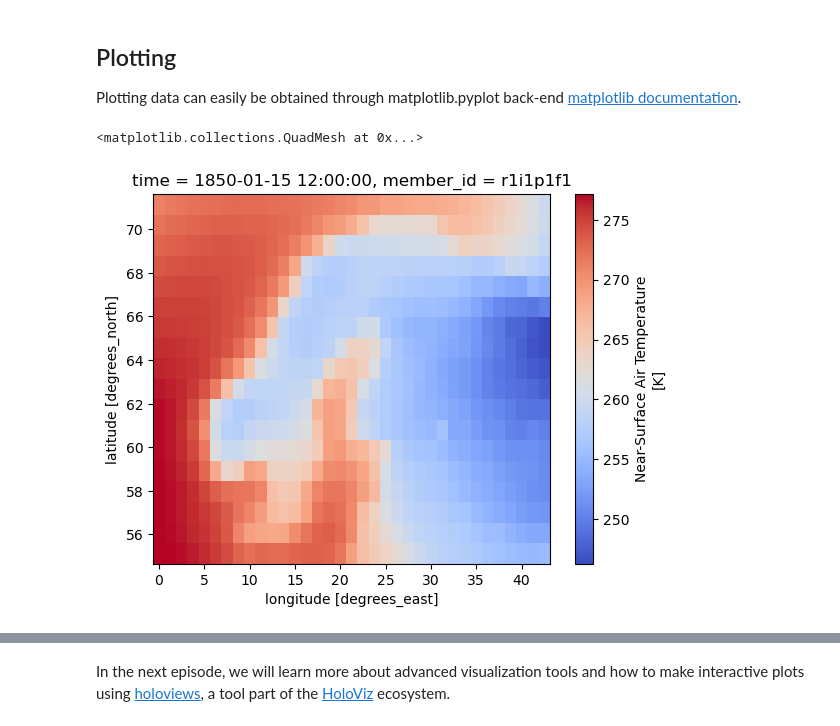
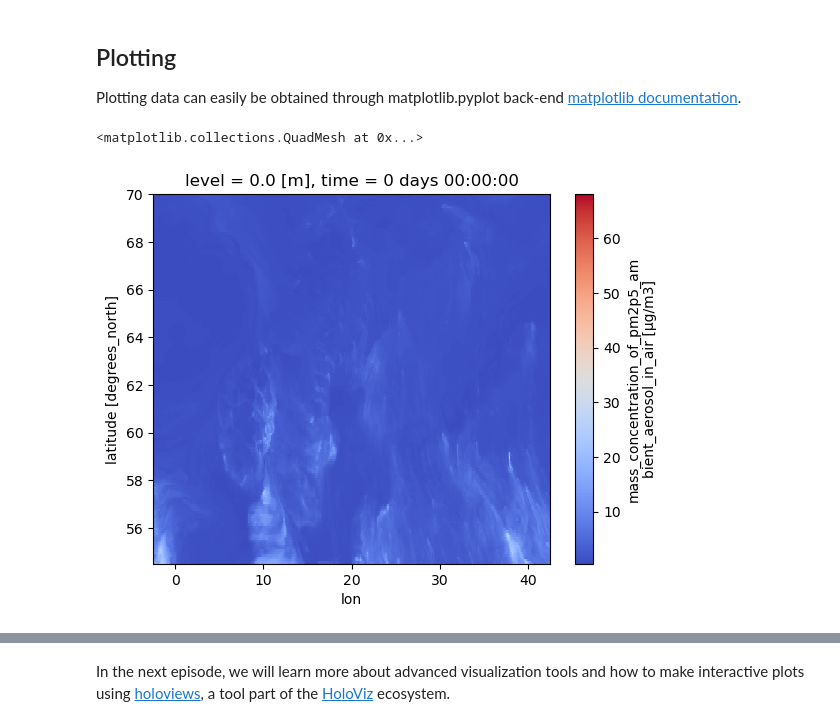
Before and after one commit to pangeo-data/geo-open-hack-2024, a Jupyter notebook: docs/pangeo/xarray_introduction.ipynb, the cells around one changed output, grey strips where cells are left out. Saved outputs shown, nothing was run; the diff lists cells and outputs as text; code cells hidden in the pictures.

```diff
--- a/docs/pangeo/xarray_introduction.ipynb
+++ b/docs/pangeo/xarray_introduction.ipynb
@@ -82,7 +115,7 @@ tas_file = pooch.retrieve(
 # %% [markdown]
 ## Open and read metadata through Xarray
 # %%
-tas_ds = xr.open_dataset(tas_file)
+cams = xr.open_dataset(cams_file)
 # %% [markdown]
 As the dataset is in the NetCDF format, Xarray automatically selects the correct engine (this happens in the background because engine='netcdf' has been automatically specified). Other common options are "h5netcdf" or "zarr".
 GeoTiff data can also be read, but to access it requires rioxarray, which will be quickly covered later.
@@ -261,3 +273,3 @@ We will however show you how you can rename coordinates and/or variables and rev
 # %%
-tas_ds = tas_ds.rename(lon='longitude', lat='latitude')
+cams = cams.rename(longitude='lon', latitude='lat')
 # %%
@@ -307,3 +297,5 @@ Data variables:
+# %%
+cams.coords['lon'] = (cams['lon'] + 180) % 360 - 180
 # %% [markdown]
 ## Selection methods
 
@@ -472,6 +453,6 @@ That is why we use a `method`! It makes your life easier to deal with inexact ma
 # %% [markdown]
 As the exercise is focused on an Area Of Interest, this can be obtained through a bounding box defined with slices.
 # %%
-tas_AOI = tas_ds.tas.sel(lat=slice(54.5,71.5), lon=slice(-2.5,42.5))
-tas_AOI
+cams_AOI = cams.pm2p5_conc.sel(lat=slice(71.5, 54.5), lon=slice(-2.5,42.5))
+cams_AOI
 # %% [output]
@@ -500,7 +481,7 @@ Coordinates:
 ## Plotting
    Plotting data can easily be obtained through matplotlib.pyplot back-end [matplotlib documentation](https://matplotlib.org/stable/index.html).
 # %%
-tas_AOI.isel(time=0).plot(cmap="coolwarm")
+cams_AOI.isel(time=0).plot(cmap="coolwarm")
 # %% [output]
 <matplotlib.collections.QuadMesh at 0x...>
-[figure, old version]
+[figure, new version]
```
Also changed, not shown: parts of 62 cells of this notebook, 1 other file.
